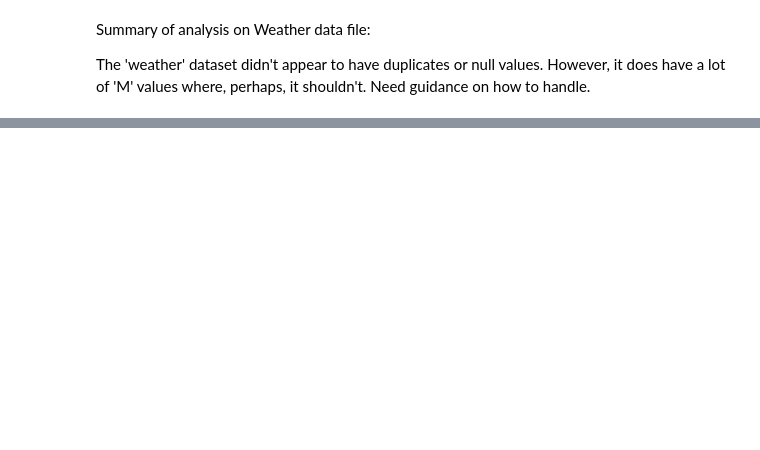
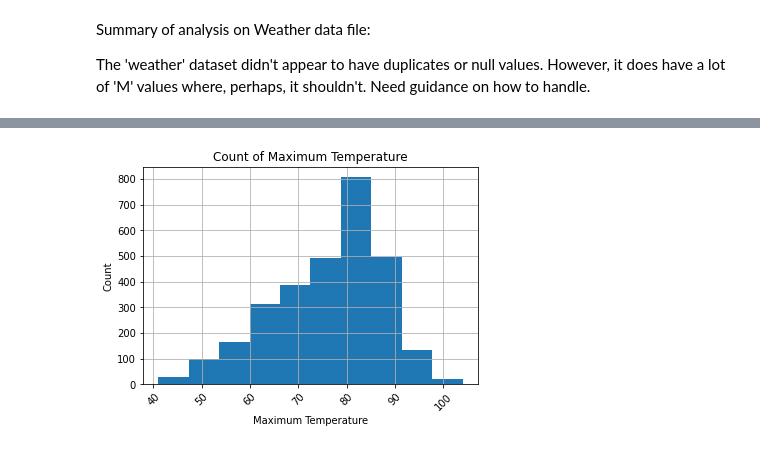
Before and after one commit to MayraC84/Capstone_Two, a Jupyter notebook: West_Nile_Data_Wrangling.ipynb, the cells around one changed output, grey strips where cells are left out. Cells and saved outputs as stored; diff of their text form; code cells hidden in the pictures; blank space fills up the shorter version.

```diff
--- a/West_Nile_Data_Wrangling.ipynb
+++ b/West_Nile_Data_Wrangling.ipynb
@@ -383,0 +523,12 @@ dtype: int64
+# %%
+weather['StnPressure'].fillna(weather['StnPressure'].median(),inplace=True)
+#weather.sort_values(by='StnPressure',ascending=False).tail(5)
+# %%
+weather['SeaLevel'].fillna(weather['SeaLevel'].median(),inplace=True)
+#weather.sort_values(by='SeaLevel',ascending=False).tail(5)
+# %%
+weather['AvgSpeed'].fillna(weather['AvgSpeed'].median(),inplace=True)
+# %%
+weather['Depart'].fillna(method='ffill',inplace=True)
+weather['Sunrise'].fillna(method='ffill',inplace=True)
+weather['Sunset'].fillna(method='ffill',inplace=True)
@@ -387,0 +641,8 @@ The 'weather' dataset didn't appear to have duplicates or null values. However,
+# %%
+weather.Tmax.hist(bins=10)
+plt.xticks(rotation=45)
+plt.title('Count of Maximum Temperature')
+plt.xlabel('Maximum Temperature')
+plt.ylabel('Count');
+# %% [output]
+[figure, added]
```
Also changed, not shown: parts of 73 cells of this notebook.
